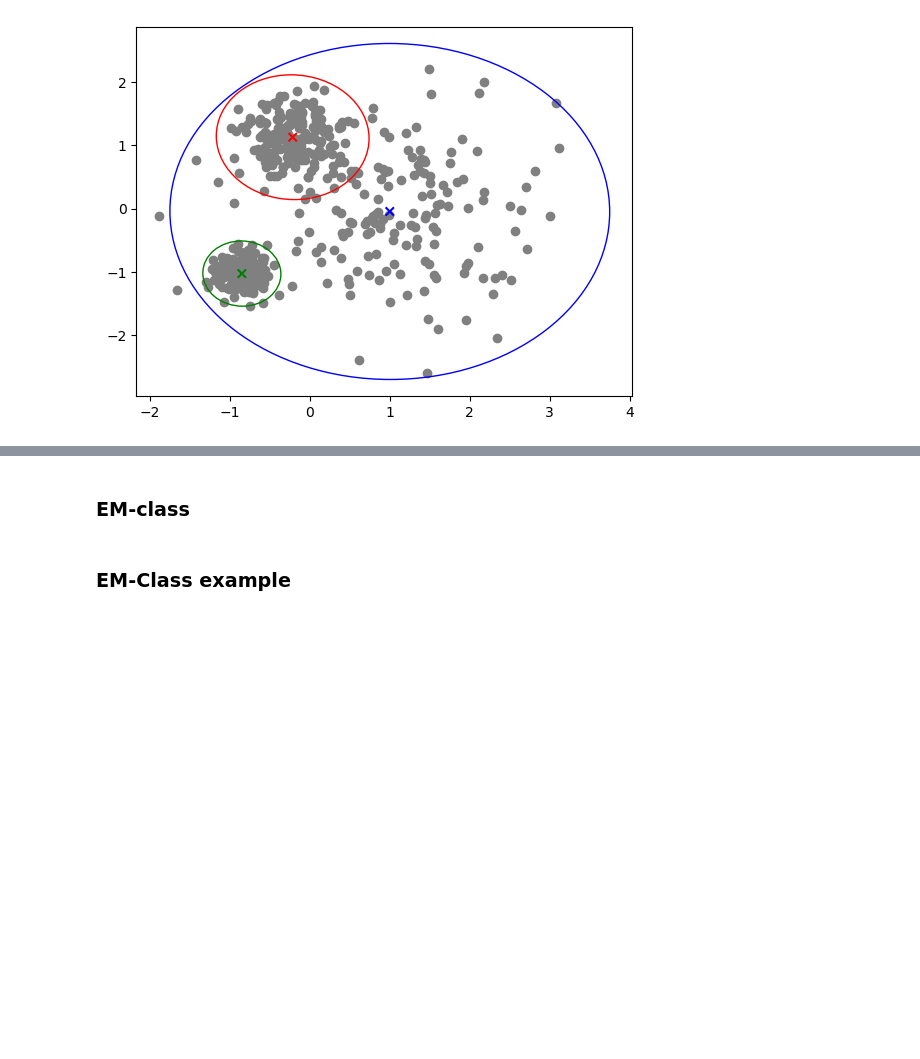
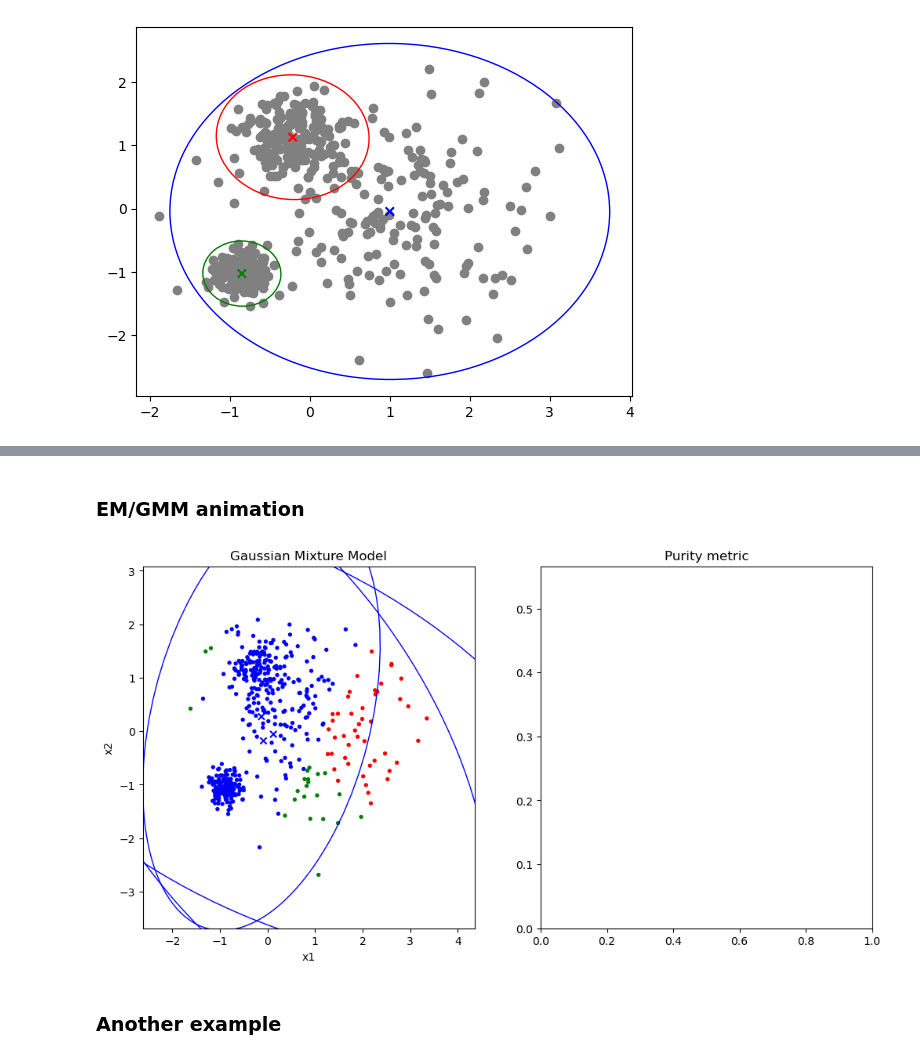
Before and after one commit to Janko-dev/ml_notebooks, a Jupyter notebook: notebooks/clustering.ipynb, the cells around one changed output, grey strips where cells are left out. Saved outputs shown, nothing was run; the diff lists cells and outputs as text; code cells hidden in the pictures; blank space fills up the shorter version.

```diff
--- a/notebooks/clustering.ipynb
+++ b/notebooks/clustering.ipynb
@@ -699,2 +842,2 @@ purity(y, h, 3)
 # %% [markdown]
-### EM-class
+### EM/GMM animation
@@ -765,2 +844,71 @@ class EMOpt:
+# %%
+from matplotlib.colors import Normalize
+from matplotlib import animation
+from sklearn.datasets import make_blobs
+from matplotlib.colors import ListedColormap
+
+cmap3 = ListedColormap(['red', 'blue', 'green'])
+k = 3
+
+norm = Normalize(vmin=0, vmax=k, clip=True)
+mapper = plt.cm.ScalarMappable(norm=norm, cmap=cmap3)
+
+# input
+x, y = make_blobs(
+    n_samples=500,
+    n_features=2,
+    centers=[
+        [-3, -4],
+        [8, 2],
+        [1, 9]
+    ],
+    cluster_std=[1, 5, 2]
+)
+x = (x - x.mean())/x.std()
+
+fig, (ax1, ax2) = plt.subplots(1, 2, figsize=(12, 6))
+ax1.scatter(x[:, 0], x[:, 1], c=mapper.to_rgba(y_pred), s=8)
+ax1.scatter(m[:, 0], m[:, 1], c=mapper.to_rgba(m_pred), marker='x')
+
+purity_line , = ax2.plot([], [])
+purity_curve = []
+
+gmm = GMM(n_components=k)
+
+# animation function
+def animate(_):
+
+    gmm.partial_fit(x)
+    purity_curve.append(gmm.score(x, y))
+
+    ax1.clear()
+    m = gmm.params['means']
+    covs = gmm.params['covs']
+
+    y_pred = gmm.predict(x).argmax(axis=1)
+    m_pred = gmm.predict(m).argmax(axis=1)
+
+    ax1.scatter(x[:, 0], x[:, 1], c=mapper.to_rgba(y_pred), s=8)
+    ax1.scatter(m[:, 0], m[:, 1], c=mapper.to_rgba(m_pred), marker='x')
+    ax1.set_title(f"Gaussian Mixture Model")
+    ax1.set_xlabel("x1")
+    ax1.set_ylabel("x2")
+    ax1.set_xlim((x[:, 0].min()-1, x[:, 0].max()+1))
+    ax1.set_ylim((x[:, 1].min()-1, x[:, 1].max()+1))
+
+    for mi, covi, col in zip(m, covs, mapper.to_rgba(m_pred)):
+        add_ellipse(mi, covi, col, ax1)
+
+    purity_line.set_data(list(range(len(purity_curve))), purity_curve)
+    ax2.set_ylim((0, max(purity_curve)+0.1))
+    ax2.set_xlim((0, len(purity_curve)))
+    ax2.set_title("Purity metric")
+
+    return purity_line,
+
+anim = animation.FuncAnimation(fig, animate, frames=50, repeat=False, interval=1)
+# anim.save('../demo_figures/gmm_clustering.mp4', writer=animation.FFMpegWriter(fps=10))
+# %% [output]
+[figure, added]
 # %% [markdown]
-### EM-Class example
+### Another example
```
Also changed, not shown: parts of 27 cells of this notebook, 2 other files.
